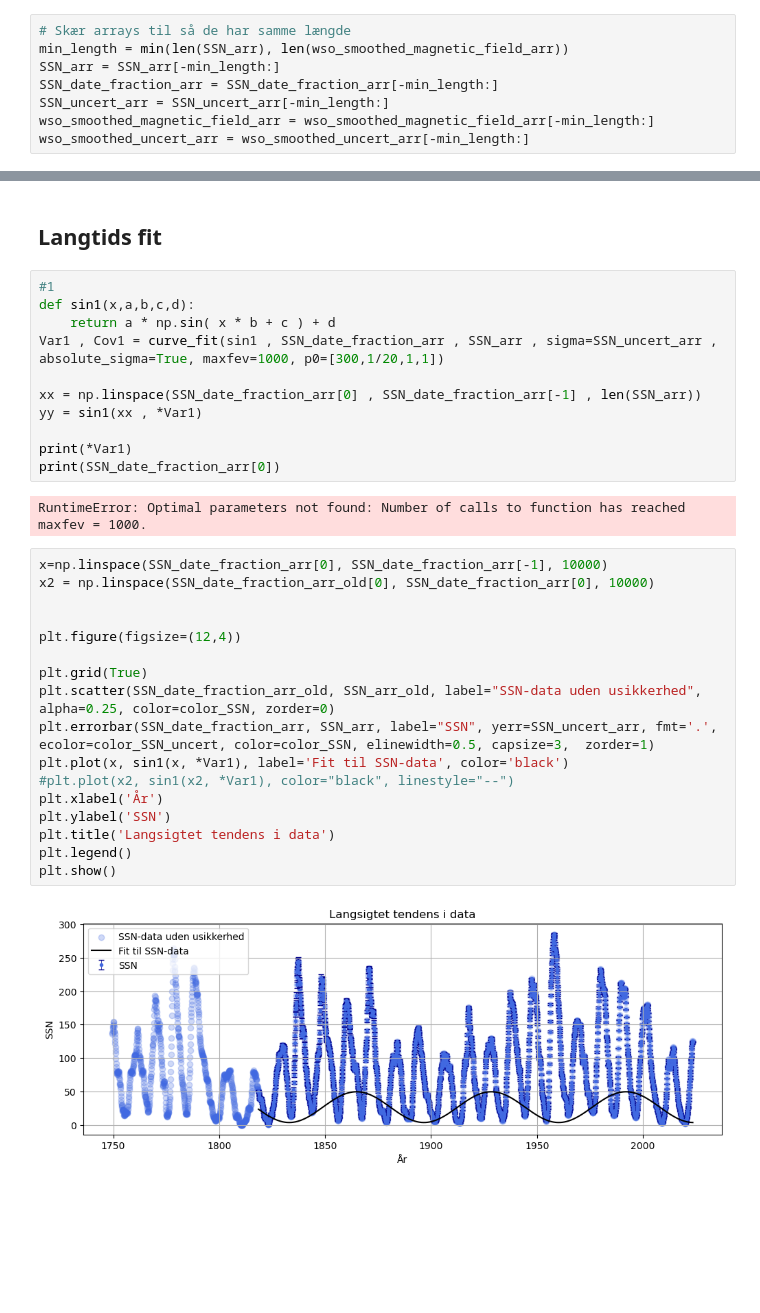
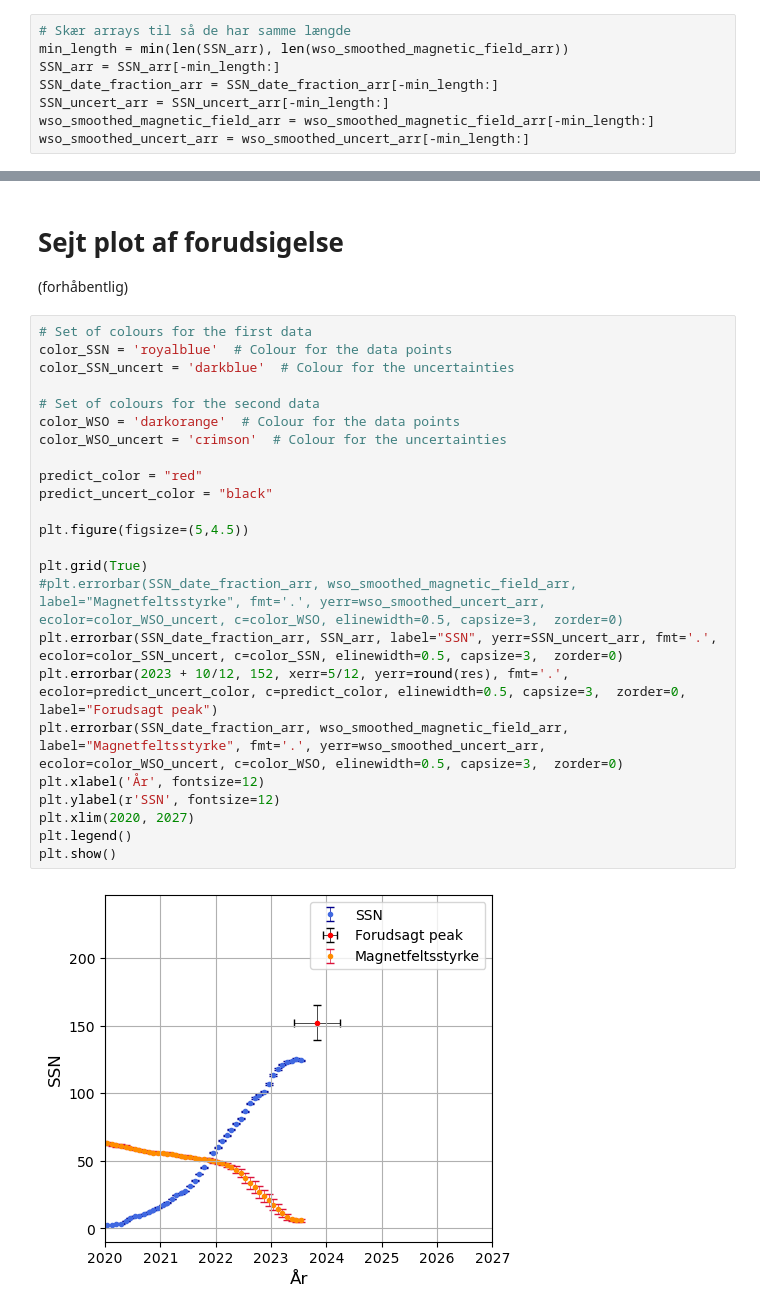
Before and after one commit to Focus9752/Solpletter_projekt, a Jupyter notebook: Magnus carlsen/Endelig_ikke_ok.ipynb, the cells around one changed output, grey strips where cells are left out. Cells and saved outputs as stored; diff of their text form; blank space fills up the shorter version.

```diff
--- a/Magnus carlsen/Endelig_ikke_ok.ipynb
+++ b/Magnus carlsen/Endelig_ikke_ok.ipynb
@@ -441,34 +472,29 @@ Chi værdier for sin5
-# %% [markdown]
-## Langtids fit
-# %%
-#1
-def sin1(x,a,b,c,d):
-    return a * np.sin( x * b + c ) + d
-Var1 , Cov1 = curve_fit(sin1 , SSN_date_fraction_arr , SSN_arr , sigma=SSN_uncert_arr , absolute_sigma=True, maxfev=1000, p0=[300,1/20,1,1])
-
-xx = np.linspace(SSN_date_fraction_arr[0] , SSN_date_fraction_arr[-1] , len(SSN_arr))
-yy = sin1(xx , *Var1)
-
-print(*Var1)
-print(SSN_date_fraction_arr[0])
-# %% [output]
-RuntimeError: Optimal parameters not found: Number of calls to function has reached maxfev = 1000.
-# %%
-x=np.linspace(SSN_date_fraction_arr[0], SSN_date_fraction_arr[-1], 10000)
-x2 = np.linspace(SSN_date_fraction_arr_old[0], SSN_date_fraction_arr[0], 10000)
-
-
-plt.figure(figsize=(12,4))
-
-plt.grid(True)
-plt.scatter(SSN_date_fraction_arr_old, SSN_arr_old, label="SSN-data uden usikkerhed", alpha=0.25, color=color_SSN, zorder=0)
-plt.errorbar(SSN_date_fraction_arr, SSN_arr, label="SSN", yerr=SSN_uncert_arr, fmt='.', ecolor=color_SSN_uncert, color=color_SSN, elinewidth=0.5, capsize=3,  zorder=1)
-plt.plot(x, sin1(x, *Var1), label='Fit til SSN-data', color='black')
-#plt.plot(x2, sin1(x2, *Var1), color="black", linestyle="--")
-plt.xlabel('År')
-plt.ylabel('SSN')
-plt.title('Langsigtet tendens i data')
-plt.legend()
-plt.show()
-# %% [output]
-[figure, removed]
+# %% [markdown]
+# Sejt plot af forudsigelse
+(forhåbentlig)
+# %%
+# Set of colours for the first data
+color_SSN = 'royalblue'  # Colour for the data points
+color_SSN_uncert = 'darkblue'  # Colour for the uncertainties
+
+# Set of colours for the second data
+color_WSO = 'darkorange'  # Colour for the data points
+color_WSO_uncert = 'crimson'  # Colour for the uncertainties
+
+predict_color = "red"
+predict_uncert_color = "black"
+
+plt.figure(figsize=(5,4.5))
+
+plt.grid(True)
+#plt.errorbar(SSN_date_fraction_arr, wso_smoothed_magnetic_field_arr, label="Magnetfeltsstyrke", fmt='.', yerr=wso_smoothed_uncert_arr, ecolor=color_WSO_uncert, c=color_WSO, elinewidth=0.5, capsize=3,  zorder=0)
+plt.errorbar(SSN_date_fraction_arr, SSN_arr, label="SSN", yerr=SSN_uncert_arr, fmt='.', ecolor=color_SSN_uncert, c=color_SSN, elinewidth=0.5, capsize=3,  zorder=0)
+plt.errorbar(2023 + 10/12, 152, xerr=5/12, yerr=round(res), fmt='.', ecolor=predict_uncert_color, c=predict_color, elinewidth=0.5, capsize=3,  zorder=0, label="Forudsagt peak")
+plt.errorbar(SSN_date_fraction_arr, wso_smoothed_magnetic_field_arr, label="Magnetfeltsstyrke", fmt='.', yerr=wso_smoothed_uncert_arr, ecolor=color_WSO_uncert, c=color_WSO, elinewidth=0.5, capsize=3,  zorder=0)
+plt.xlabel('År', fontsize=12)
+plt.ylabel(r'SSN', fontsize=12)
+plt.xlim(2020, 2027)
+plt.legend()
+plt.show()
+# %% [output]
+[figure, added]
```
Also changed, not shown: parts of 8 cells of this notebook, 3 other files.
